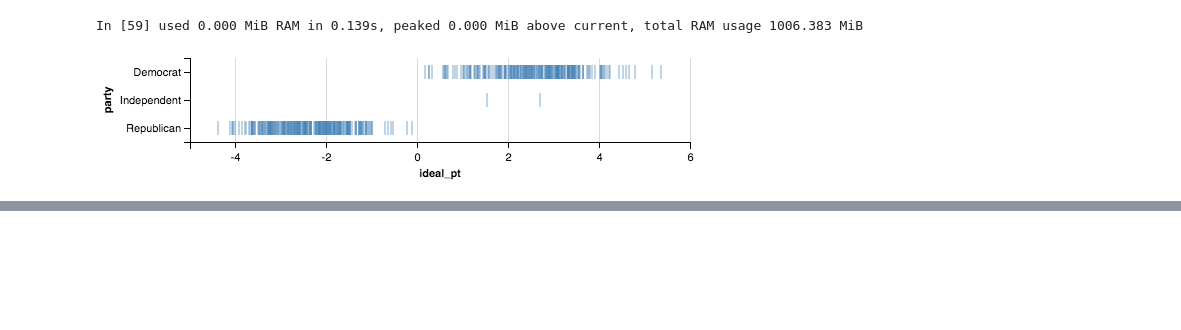
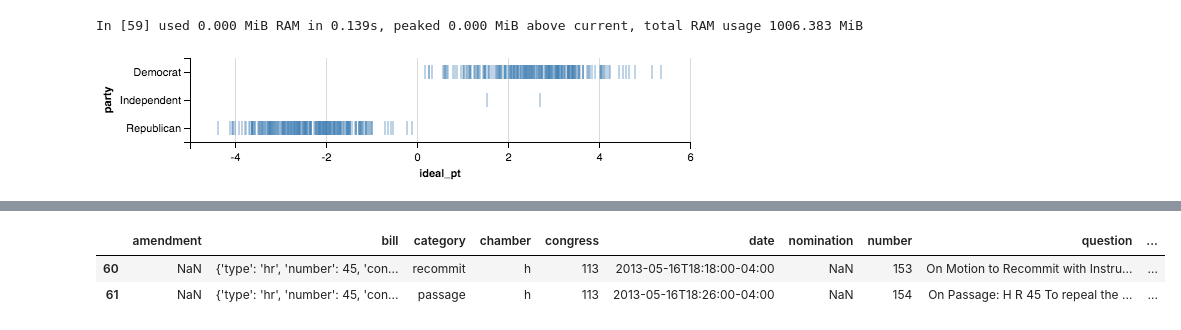
Before and after one commit to saulshanabrook/congressiona-text-reuse, a Jupyter notebook: saul/ideal point.ipynb, the cells around one changed output, grey strips where cells are left out. Cells and saved outputs as stored; diff of their text form; code cells hidden in the pictures; blank space fills up the shorter version.

```diff
--- a/saul/ideal point.ipynb
+++ b/saul/ideal point.ipynb
@@ -166,0 +199,7 @@ In [59] used 0.000 MiB RAM in 0.139s, peaked 0.000 MiB above current, total RAM
+# %%
+r = vote_pt_df[vote_pt_df["question"].str.contains("To repeal the Patient Protection ")]
+r
+# %% [output]
+|  | amendment | bill | category | chamber | congress | date | nomination | number | question | ... |
+| 60 | NaN | {'type': 'hr', 'number': 45, 'con... | recommit | h | 113 | 2013-05-16T18:18:00-04:00 | NaN | 153 | On Motion to Recommit with Instru... | ... |
+| 61 | NaN | {'type': 'hr', 'number': 45, 'con... | passage | h | 113 | 2013-05-16T18:26:00-04:00 | NaN | 154 | On Passage: H R 45 To repeal the ... | ... |
```
Also changed, not shown: parts of 17 cells of this notebook.
